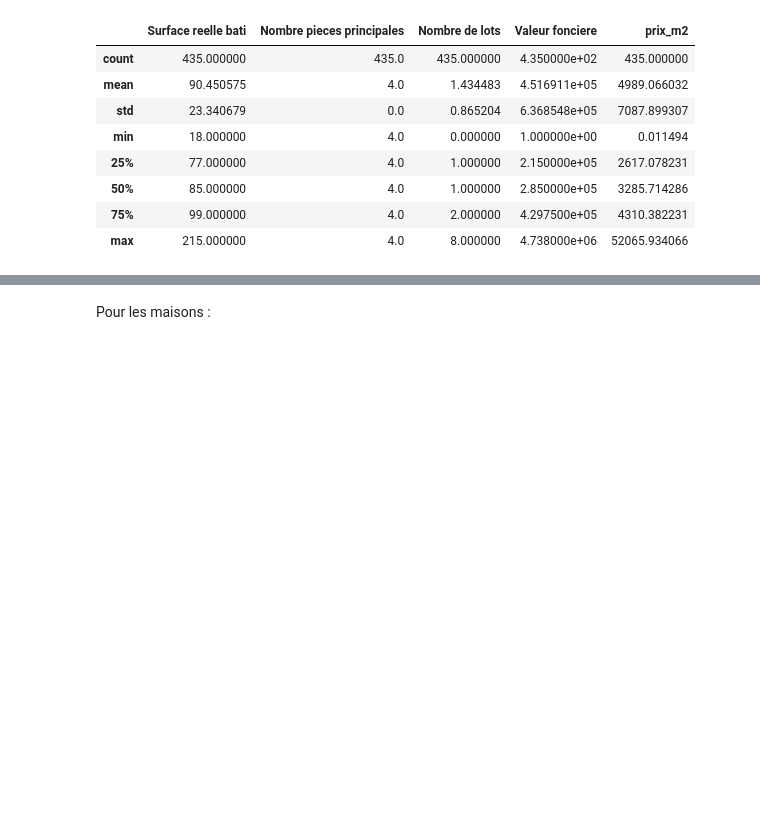
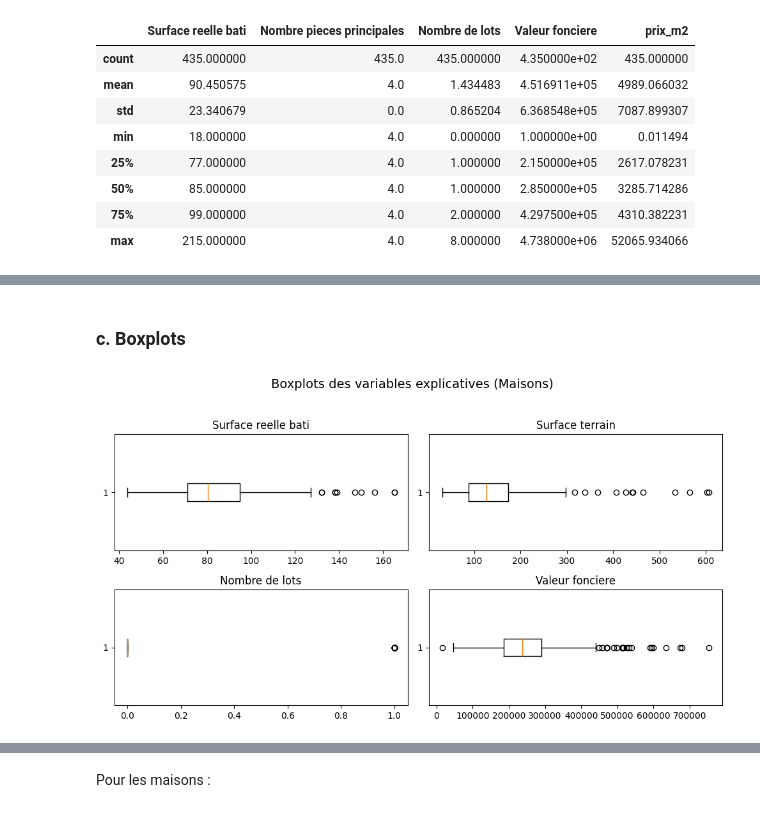
Before and after one commit to Aurelien-L/predicteur_immobilier_IA_API, a Jupyter notebook: notebooks/phase_1_lille.ipynb, the cells around one changed output, grey strips where cells are left out. Cells and saved outputs as stored; diff of their text form; code cells hidden in the pictures; blank space fills up the shorter version.

```diff
--- a/notebooks/phase_1_lille.ipynb
+++ b/notebooks/phase_1_lille.ipynb
@@ -168,0 +223,23 @@ Suppression des outliers :
+# %% [markdown]
+### c. Boxplots
+# %%
+# On retire la target (valeur_m2) si elle est dans les colonnes
+features = df_maisons.drop(columns=["Type local", "Nombre pieces principales", "prix_m2"]).select_dtypes(include='number').columns
+
+# Taille de la grille (adapter selon ton nombre de features)
+n_cols = 2
+n_rows = (len(features) + n_cols - 1) // n_cols
+
+plt.figure(figsize=(10, 5))
+
+for i, feature in enumerate(features, 1):
+    plt.subplot(n_rows, n_cols, i)
+    plt.boxplot(x=df_maisons[feature], vert=False)
+    plt.title(f"{feature}")
+    plt.xlabel("")  # Optionnel : masque l'axe x si c'est surchargé
+
+plt.tight_layout()
+plt.suptitle("Boxplots des variables explicatives (Maisons)", fontsize=14, y=1.1)
+plt.show()
+# %% [output]
+[figure, added]
```
Also changed, not shown: parts of 56 cells of this notebook, 2 other files.
